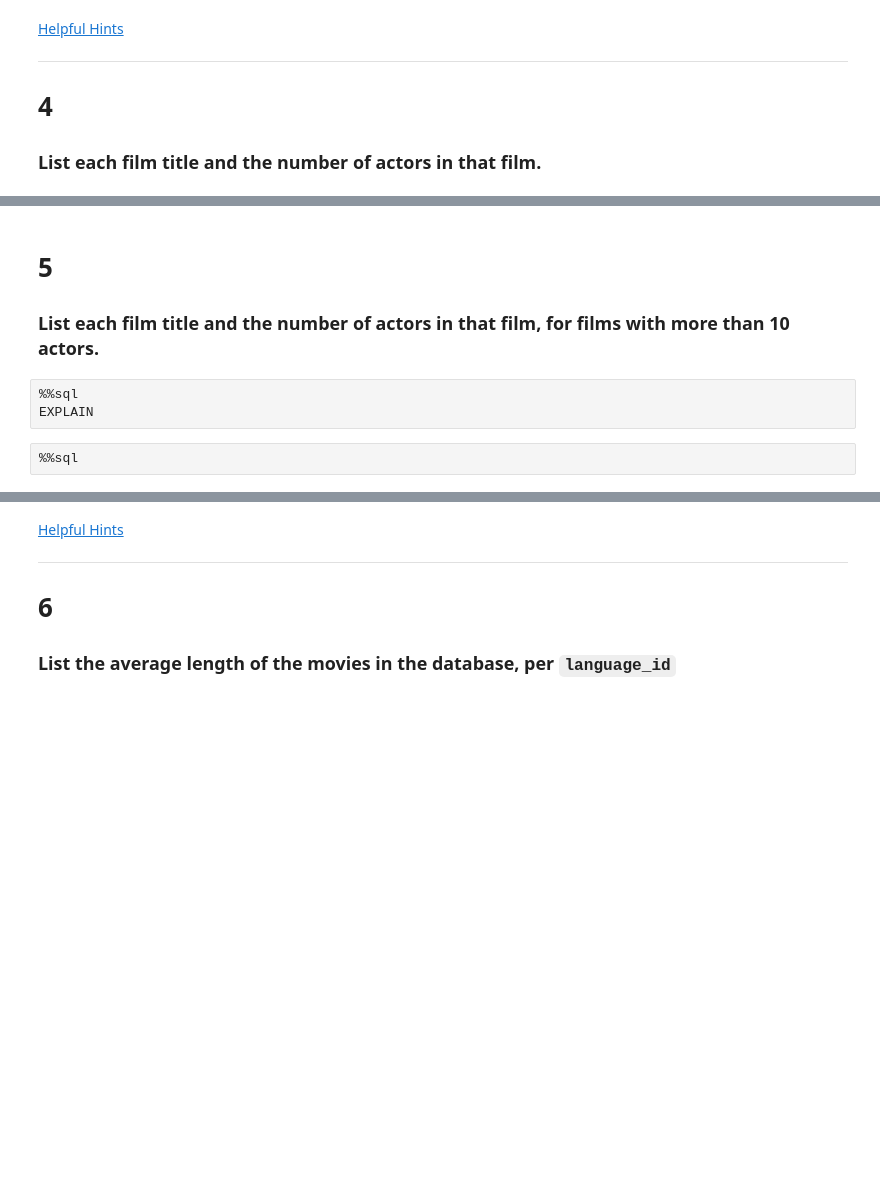
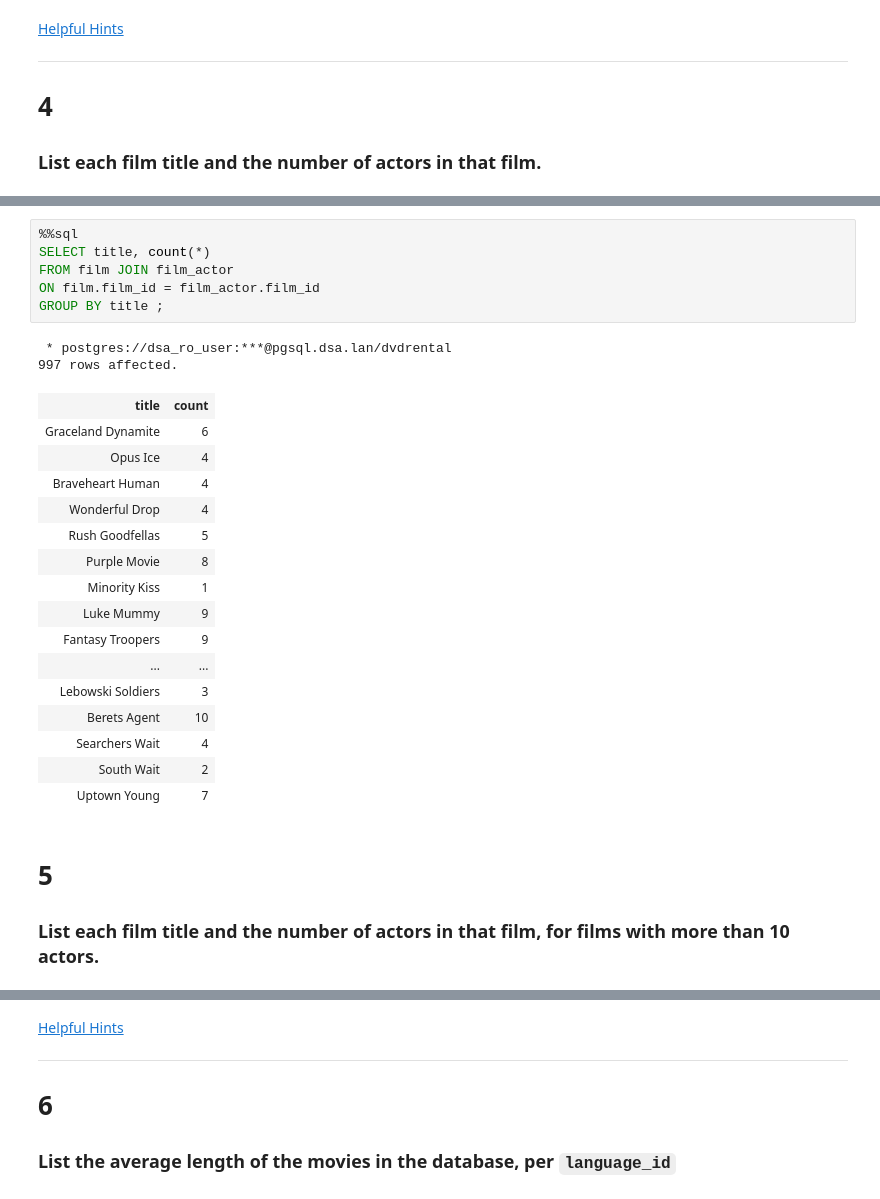
Before and after one commit to may96cc/f21dsa7030, a Jupyter notebook: module3/exercises/Aggregations.ipynb, the cells around one changed output, grey strips where cells are left out. Drawn from its saved outputs; the diff is of its cells as text; blank space fills up the shorter version.

```diff
--- a/module3/exercises/Aggregations.ipynb
+++ b/module3/exercises/Aggregations.ipynb
@@ -62,9 +153,29 @@ EXPLAIN
+# %%
+%%sql
+SELECT title, count(*)
+FROM film JOIN film_actor
+ON film.film_id = film_actor.film_id
+GROUP BY title ;
+# %% [output]
+ * postgres://dsa_ro_user:***@pgsql.dsa.lan/dvdrental
+997 rows affected.
+| title | count |
+| Graceland Dynamite | 6 |
+| Opus Ice | 4 |
+| Braveheart Human | 4 |
+| Wonderful Drop | 4 |
+| Rush Goodfellas | 5 |
+| Purple Movie | 8 |
+| Minority Kiss | 1 |
+| Luke Mummy | 9 |
+| Fantasy Troopers | 9 |
+| ... | ... |
+| Lebowski Soldiers | 3 |
+| Berets Agent | 10 |
+| Searchers Wait | 4 |
+| South Wait | 2 |
+| Uptown Young | 7 |
 # %% [markdown]
 # 5
 
 ### List each film title and the number of actors in that film, for films with more than 10 actors.
-# %%
-%%sql
-EXPLAIN
-# %%
-%%sql
```
Also changed, not shown: parts of 36 cells of this notebook, 1 other file.
